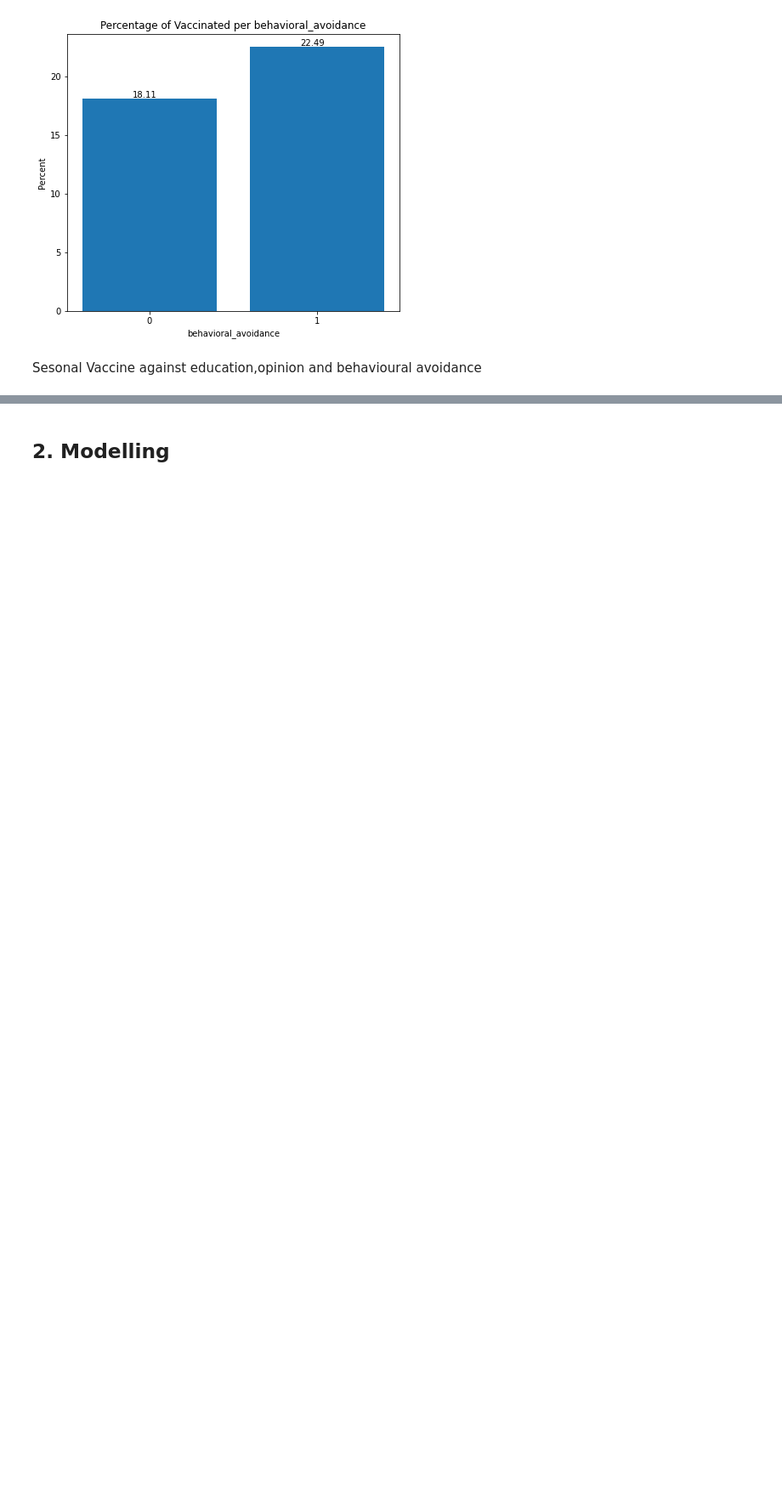
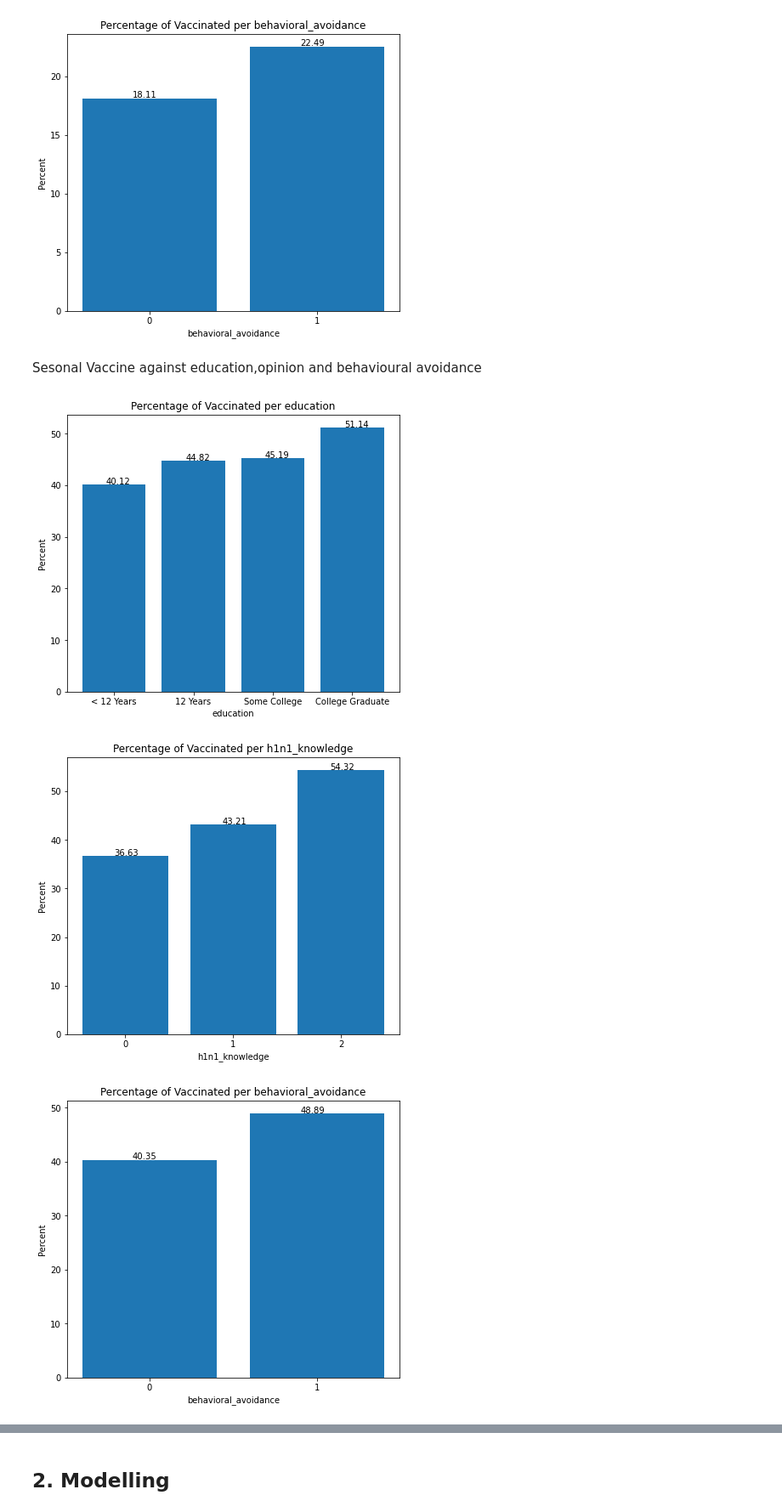
Before and after one commit to sophline/Vaccination_prediction, a Jupyter notebook: prediction.ipynb, the cells around one changed output, grey strips where cells are left out. Shown: that part at 85% size. Saved outputs shown, nothing was run; the diff lists cells and outputs as text; code cells hidden in the pictures; blank space fills up the shorter version.

```diff
--- a/prediction.ipynb
+++ b/prediction.ipynb
@@ -481,7 +498,7 @@ def plot_percentage(column,df=Data, target=target_variable):
     """
     ax = plt.subplots(figsize=(7,6))
 
-    new_df = df.groupby(column)[target_variable].value_counts(normalize=True).sort_values(ascending=True)
+    new_df = Data.groupby(column)[target_variable].value_counts(normalize=True).sort_values(ascending=True)
     new_df = new_df.mul(100).rename('Percent').reset_index()
 
     x = new_df[new_df['h1n1_vaccine'] == 1][column]
@@ -508,3 +525,37 @@ plot_percentage('behavioral_avoidance')
 [figure]
 # %% [markdown]
 Sesonal Vaccine against education,opinion and behavioural avoidance
+# %%
+
+# Create function to plot percentage of vaccinated against features
+def plot_percentage(column,df=Data, target=second_target):
+    """
+    Insert docstring
+    """
+    ax = plt.subplots(figsize=(7,6))
+
+    new_df = Data.groupby(column)[second_target].value_counts(normalize=True).sort_values(ascending=True)
+    new_df = new_df.mul(100).rename('Percent').reset_index()
+
+    x = new_df[new_df['seasonal_vaccine'] == 1][column]
+    y = new_df[new_df['seasonal_vaccine'] == 1]['Percent']
+
+    plt.xlabel(column)
+    plt.ylabel('Percent')
+    plt.title(f'Percentage of Vaccinated per {column}')
+    plt.xticks(np.arange(0, 4, step=1))
+
+    plt.bar(x=x, height=y, width=0.8)
+
+    for index, value in enumerate(y):
+        plt.text(index-0.1,value+0.1, str(round(value,2)))
+
+    plt.show()
+
+plot_percentage('education')
+plot_percentage('h1n1_knowledge')
+plot_percentage('behavioral_avoidance')
+# %% [output]
+[figure, added]
+[figure, added]
+[figure, added]
```
Also changed, not shown: parts of 16 cells of this notebook.
